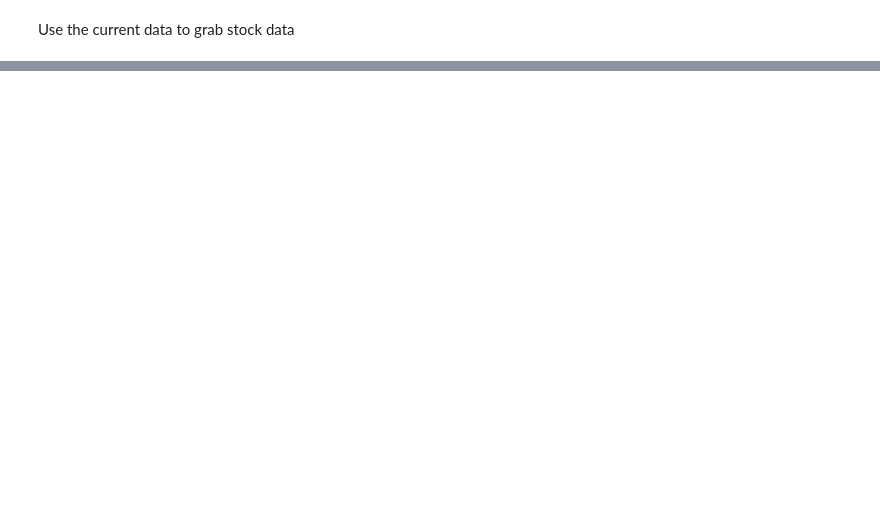
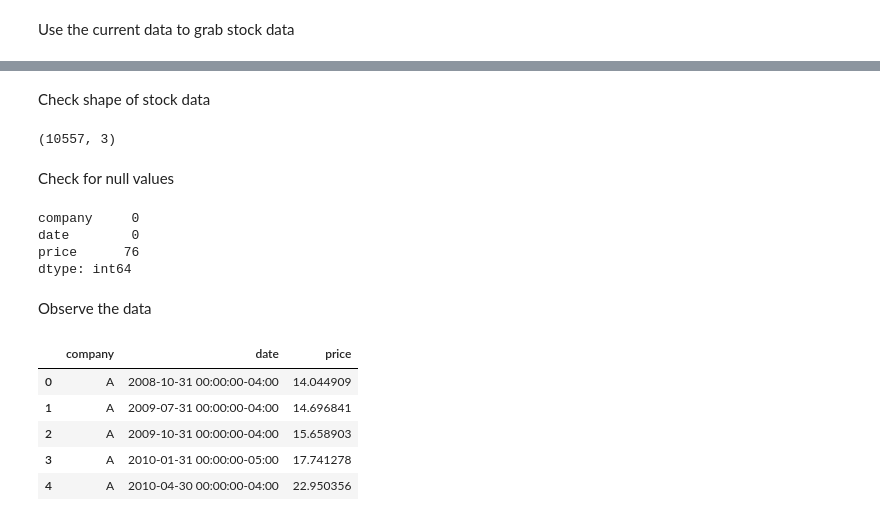
Before and after one commit to NateM024/inventory-analysis, a Jupyter notebook: capstone.ipynb, the cells around one changed output, grey strips where cells are left out. Drawn from its saved outputs; the diff is of its cells as text; code cells hidden in the pictures; blank space fills up the shorter version.

Commit message:
acquired,  cleaned, and saved  stock data. also updated readme

```diff
--- a/capstone.ipynb
+++ b/capstone.ipynb
@@ -172,3 +174,5 @@ for i in range(len(financial_data)):
+# %%
+clean_financial_data['company'] = clean_financial_data['company'].apply(lambda x: 'BF-B' if x == 'BF.B' else x)
 # %% [markdown]
 Briefly inspect the cleaned data
 # %%
@@ -216,0 +195,20 @@ NameError: name 'pd' is not defined
+# %%
+def get_stocks(company, rows):
+    ticker = yf.Ticker(company)
+    history = ticker.history(period='max') #(start=rows['date'].min(), end = rows['date'].max())
+    history['date'] = history.index
+    rows['date'] = pd.to_datetime(rows['date']).dt.normalize().dt.tz_localize('America/New_York').astype('datetime64[s, America/New_York]')
+    history.rename(columns={'Close': 'price'}, inplace=True)
+    rows = rows.sort_values('date')
+    history = history.sort_values('date')
+    try:
+        return pd.merge_asof(rows, history[['date', 'price']], on='date')
+    except:
+        return None
+# %%
+stocks_data = pd.DataFrame(columns=['company', 'date', 'price'])
+
+for company, rows in clean_financial_data.groupby('company'):
+    df = get_stocks(company, rows)
+    if df is not None:
+        stocks_data = pd.concat([stocks_data, df[['company', 'date', 'price']]], ignore_index=True)
@@ -216,0 +219,26 @@ NameError: name 'pd' is not defined
+# %% [markdown]
+Check shape of stock data
+# %%
+stocks_data.shape
+# %% [output]
+(10557, 3)
+# %% [markdown]
+Check for null values
+# %%
+stocks_data.isnull().sum()
+# %% [output]
+company     0
+date        0
+price      76
+dtype: int64
+# %% [markdown]
+Observe the data
+# %%
+stocks_data.head()
+# %% [output]
+|  | company | date | price |
+| 0 | A | 2008-10-31 00:00:00-04:00 | 14.044909 |
+| 1 | A | 2009-07-31 00:00:00-04:00 | 14.696841 |
+| 2 | A | 2009-10-31 00:00:00-04:00 | 15.658903 |
+| 3 | A | 2010-01-31 00:00:00-05:00 | 17.741278 |
+| 4 | A | 2010-04-30 00:00:00-04:00 | 22.950356 |
```
Also changed, not shown: parts of 16 cells of this notebook, 2 other files.
